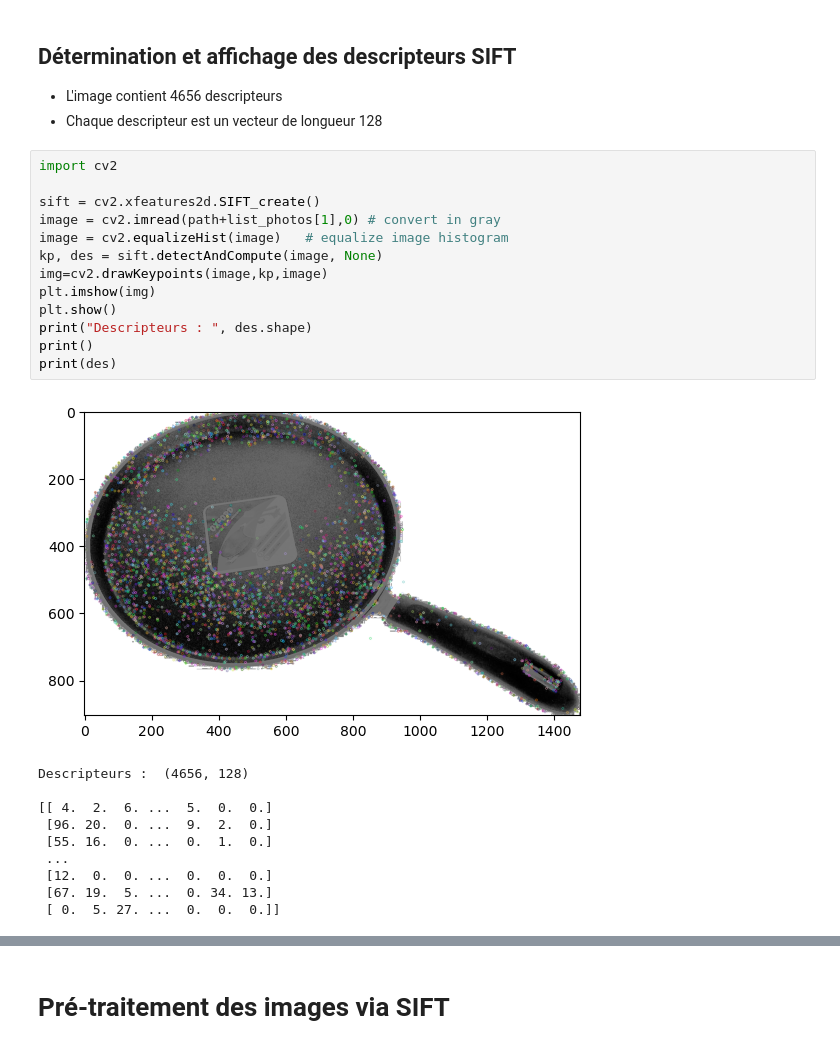
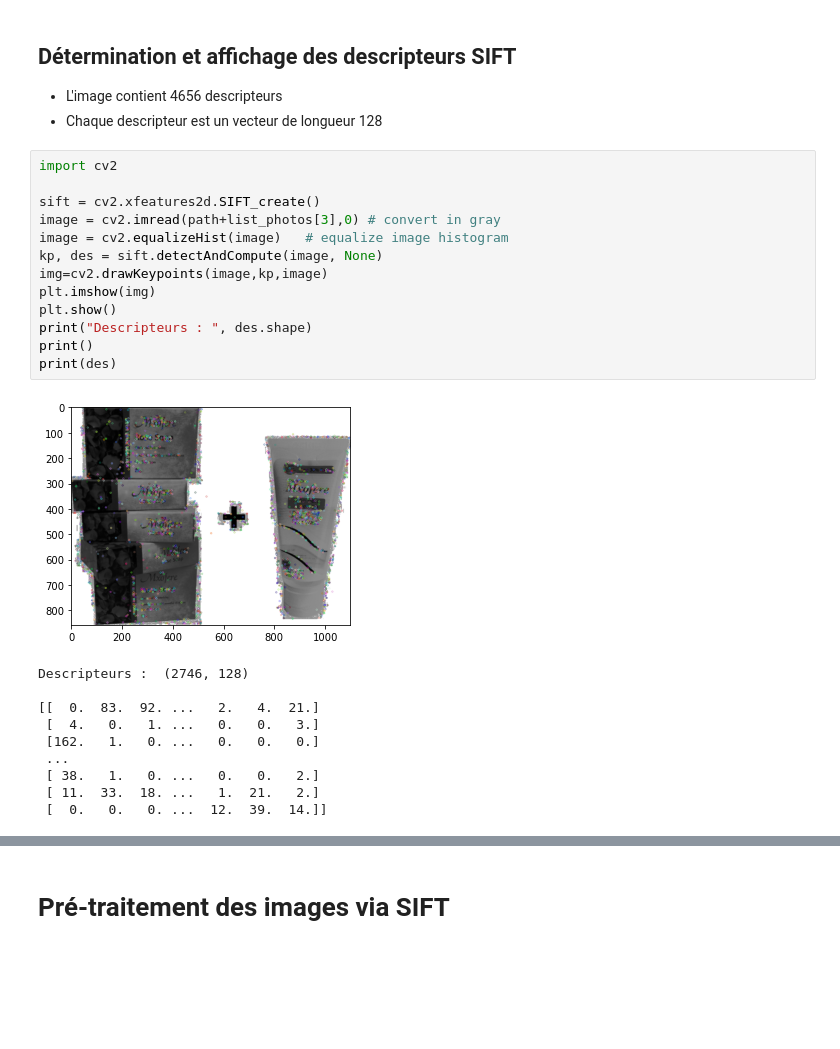
Before and after one commit to kevin-EK/OC-DS-P6-Classifiez-automatiquement-des-biens-de-consommation, a Jupyter notebook: Feature_extraction_faisaibilité-Image.ipynb, the cells around one changed output, grey strips where cells are left out. Saved outputs shown, nothing was run; the diff lists cells and outputs as text; blank space fills up the shorter version.

```diff
--- a/Feature_extraction_faisaibilité-Image.ipynb
+++ b/Feature_extraction_faisaibilité-Image.ipynb
@@ -139,24 +142,24 @@ computers
 # %%
 import cv2
 
 sift = cv2.xfeatures2d.SIFT_create()
-image = cv2.imread(path+list_photos[1],0) # convert in gray
+image = cv2.imread(path+list_photos[3],0) # convert in gray
 image = cv2.equalizeHist(image)   # equalize image histogram
 kp, des = sift.detectAndCompute(image, None)
 img=cv2.drawKeypoints(image,kp,image)
 plt.imshow(img)
 plt.show()
 print("Descripteurs : ", des.shape)
 print()
 print(des)
 # %% [output]
-[figure, old version]
+[figure, new version]
-Descripteurs :  (4656, 128)
+Descripteurs :  (2746, 128)
 
-[[ 4.  2.  6. ...  5.  0.  0.]
- [96. 20.  0. ...  9.  2.  0.]
- [55. 16.  0. ...  0.  1.  0.]
+[[  0.  83.  92. ...   2.   4.  21.]
+ [  4.   0.   1. ...   0.   0.   3.]
+ [162.   1.   0. ...   0.   0.   0.]
  ...
- [12.  0.  0. ...  0.  0.  0.]
- [67. 19.  5. ...  0. 34. 13.]
- [ 0.  5. 27. ...  0.  0.  0.]]
+ [ 38.   1.   0. ...   0.   0.   2.]
+ [ 11.  33.  18. ...   1.  21.   2.]
+ [  0.   0.   0. ...  12.  39.  14.]]
```
Also changed, not shown: parts of 3 cells of this notebook, 2 other files.
